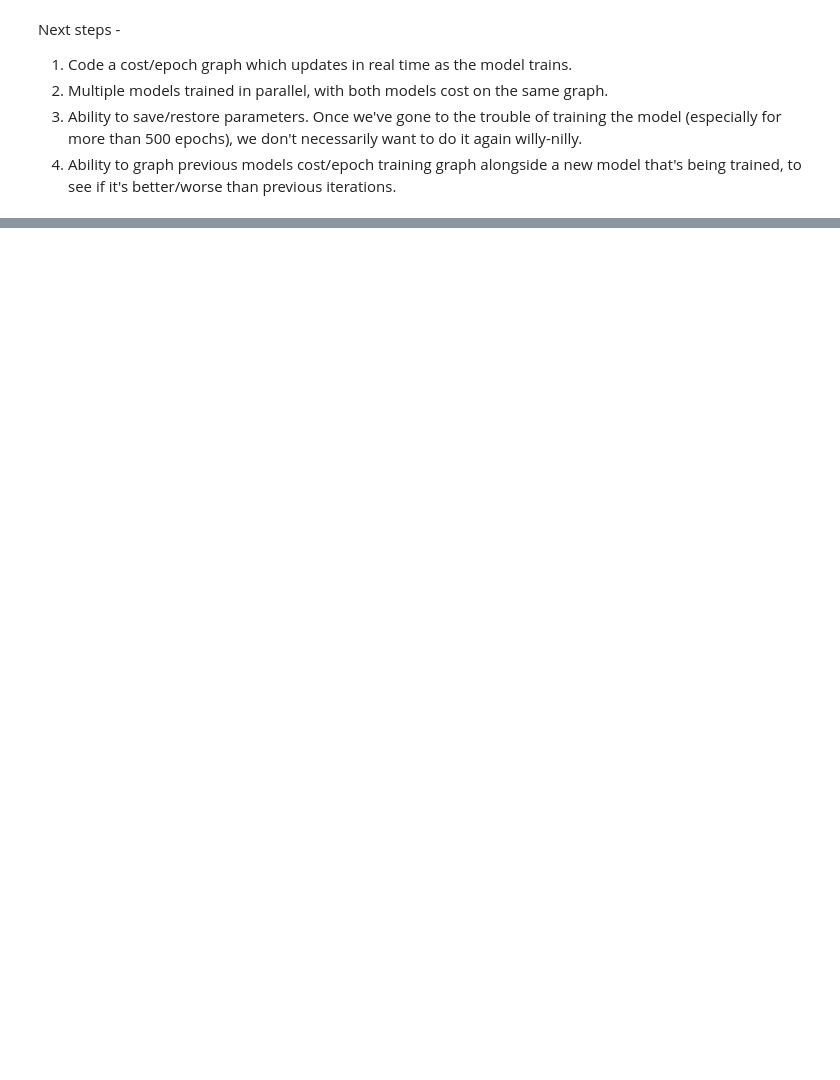
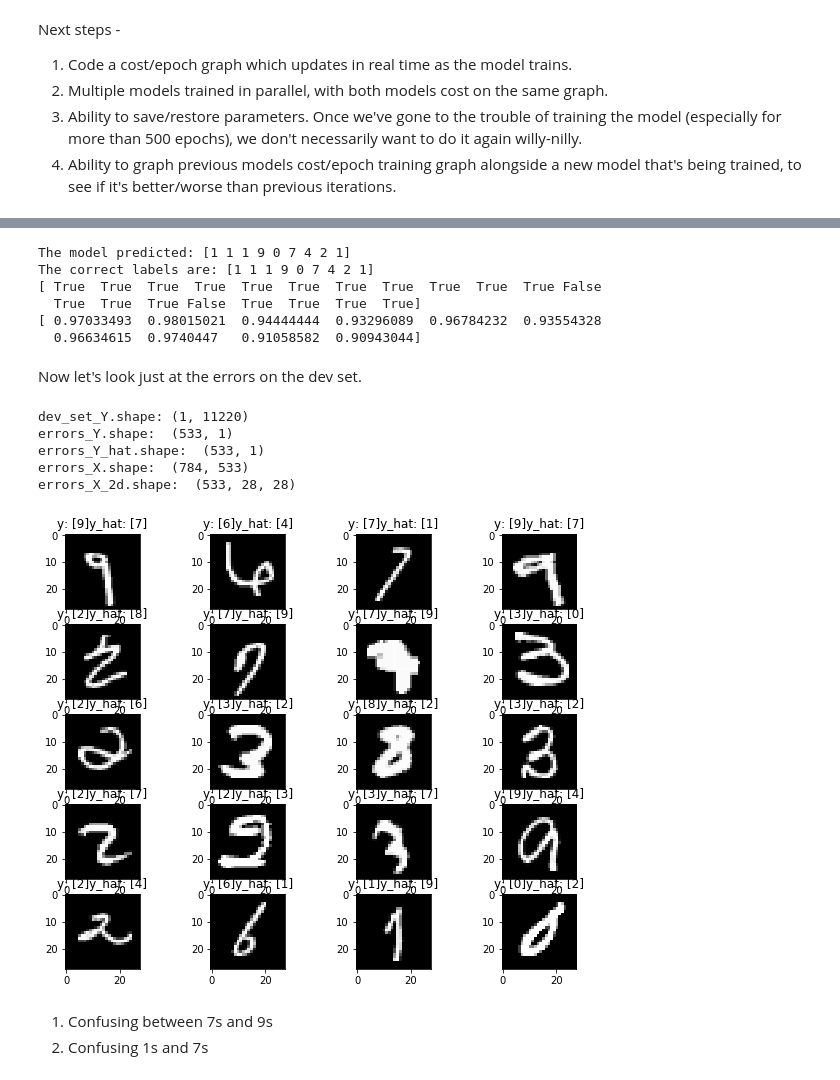
Before and after one commit to nicksexton/handwritten_digit_recognition, a Jupyter notebook: part 2 - mnist dataset.ipynb, the cells around one changed output, grey strips where cells are left out. Cells and saved outputs as stored; diff of their text form; code cells hidden in the pictures; blank space fills up the shorter version.

```diff
--- a/part 2 - mnist dataset.ipynb
+++ b/part 2 - mnist dataset.ipynb
@@ -558,0 +585,69 @@ array([ 0.09856459,  0.11266094,  0.12222222,  0.07581804,  0.09232365,
+# %%
+predict_set_X = dev_set_X.astype(np.float32)
+    # print ("predict_set_X:\n", predict_set_X)
+    #predict_set_X = predict_set_X.reshape(2,1)
+    # predict_set_X.shape
+    # type (predict_set_X[0,0]) # confirm type is float32
+
+prediction = predict (predict_set_X, parameters)
+print ("The model predicted:", prediction[0:9])
+print ("The correct labels are:", dev_set_Y[0,0:9])
+
+evaluate_predictions = np.append(prediction.reshape(dev_set_Y.shape), dev_set_Y, axis=0)
+
+correct = (evaluate_predictions[0,:] == evaluate_predictions[1,:]) # get a vector of True/False values
+print (correct[4000:4020])
+
+classes = np.arange(0, 10) # 10 classes
+
+correct_by_class = np.bincount(evaluate_predictions[0,:], weights=correct) # weight the bincount by True/False (ie only count correct responses)
+totals_by_class = np.bincount(evaluate_predictions[1,:])
+
+accuracy_by_class = np.divide (correct_by_class, totals_by_class)
+print (accuracy_by_class)
+# %% [output]
+The model predicted: [1 1 1 9 0 7 4 2 1]
+The correct labels are: [1 1 1 9 0 7 4 2 1]
+[ True  True  True  True  True  True  True  True  True  True  True False
+  True  True  True False  True  True  True  True]
+[ 0.97033493  0.98015021  0.94444444  0.93296089  0.96784232  0.93554328
+  0.96634615  0.9740447   0.91058582  0.90943044]
+# %% [markdown]
+Now let's look just at the errors on the dev set.
+# %%
+print ("dev_set_Y.shape:", dev_set_Y.shape)
+
+
+errors_Y = dev_set_Y[:,correct==False].T
+print ("errors_Y.shape: ", errors_Y.shape)
+
+errors_Y_hat = prediction[correct==False].T
+errors_Y_hat = errors_Y_hat.reshape(errors_Y_hat.shape[0],1)
+print ("errors_Y_hat.shape: ", errors_Y_hat.shape)
+
+errors_X = dev_set_X[:,correct==False]
+print ("errors_X.shape: ", errors_X.shape)
+
+errors_X_2d = errors_X.T.reshape(errors_X.shape[1], 28, 28)
+print ("errors_X_2d.shape: ", errors_X_2d.shape)
+
+display_errors_n = 40
+rows = 5
+cols = 4
+fig, axarr = plt.subplots(rows, cols)
+
+for r in range (0, rows):
+    for c in range (0, cols):
+        # axarr[r][c].title.set_text('x_train[' + str((r*cols)+c) +']: ' + str(y_train[(r*cols)+c]))
+        axarr[r][c].title.set_text("y: " + str(errors_Y[(r*cols)+c]) + "y_hat: " + str(errors_Y_hat[(r*cols)+c]) )
+        axarr[r][c].imshow(errors_X_2d[(r*cols)+c])
+# %% [output]
+dev_set_Y.shape: (1, 11220)
+errors_Y.shape:  (533, 1)
+errors_Y_hat.shape:  (533, 1)
+errors_X.shape:  (784, 533)
+errors_X_2d.shape:  (533, 28, 28)
+[figure, added]
+# %% [markdown]
+1. Confusing between 7s and 9s
+2. Confusing 1s and 7s
```
Also changed, not shown: parts of 14 cells of this notebook.
